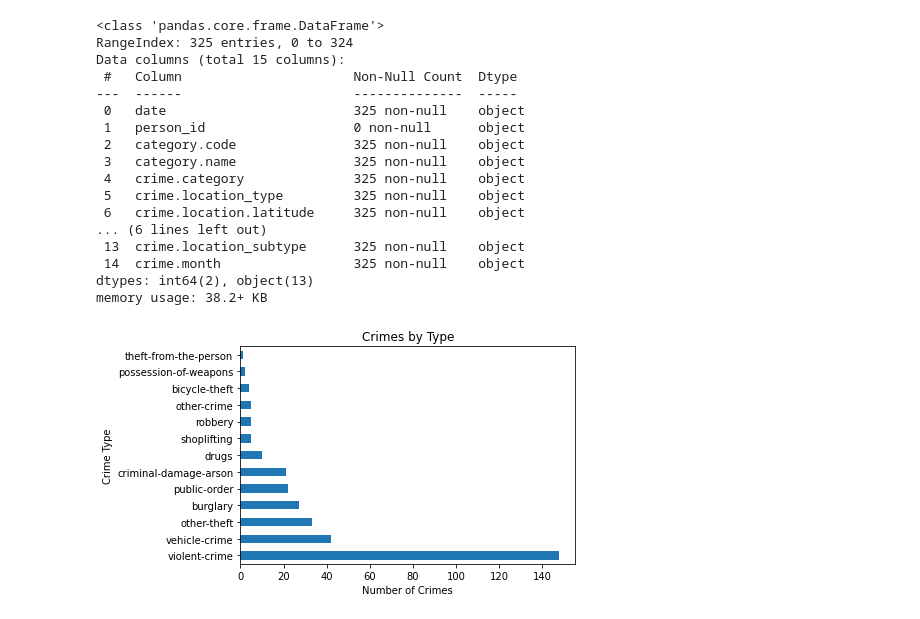
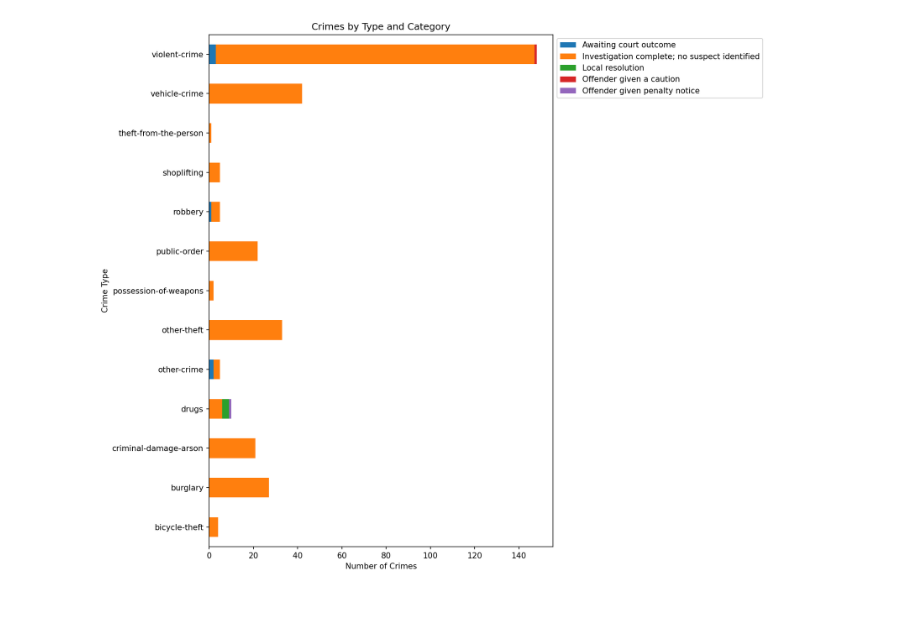
Before and after one commit to merkington/horror, a Jupyter notebook: _pandacrimes.ipynb, the cells around one changed output. Drawn from its saved outputs; the diff is of its cells as text; code cells hidden in the pictures.

```diff
--- a/_pandacrimes.ipynb
+++ b/_pandacrimes.ipynb
@@ -3,44 +3,37 @@
 # %%
 import requests
 import pandas as pd
+import matplotlib.pyplot as plt
 
 # Set the API parameters
 parameters = {
     "lat": 51.5018,
     "lng": 0.0910
-
 }
 
-# Make a request to the API and get the JSON data
-response = requests.get("https://data.police.uk/api/outcomes-at-location", params=parameters)
-data = response.json()
-# Convert the JSON data to a Pandas DataFrame
-df = pd.json_normalize(data)
-df.info()
-counts = df["crime.category"].value_counts()
+try:
+    # Make a request to the API and get the JSON data
+    response = requests.get("https://data.police.uk/api/outcomes-at-location", params=parameters)
+    response.raise_for_status()  # Raise an exception if the request fails
+    data = response.json()
 
-# Plot the results as a horizontal bar chart
-counts.plot(kind="barh")
-plt.xlabel("Number of Crimes")
-plt.ylabel("Crime Type")
-plt.title("Crimes by Type")
-plt.show()
+    # Convert the JSON data to a Pandas DataFrame
+    df = pd.json_normalize(data)
+
+    # Group the data by crime type and crime category, and count the number of crimes per category
+    grouped = df.groupby(["crime.category", "category.name"]).size().unstack(fill_value=0)
+
+    # Plot the results as a stacked horizontal bar chart
+    fig, ax = plt.subplots(figsize=(12, 10), dpi=150)  # set the size and dpi of the figure
+    grouped.plot(kind="barh", stacked=True, ax=ax)
+    ax.set_xlabel("Number of Crimes")
+    ax.set_ylabel("Crime Type")
+    ax.set_title("Crimes by Type and Category")
+    ax.legend(loc="upper left", bbox_to_anchor=(1, 1))  # move the legend to the bottom right
+    plt.tight_layout()  # adjust the padding
+    plt.show()
+
+except requests.exceptions.RequestException as e:
+    print(e)
 # %% [output]
-<class 'pandas.core.frame.DataFrame'>
-RangeIndex: 325 entries, 0 to 324
-Data columns (total 15 columns):
- #   Column                      Non-Null Count  Dtype
----  ------                      --------------  -----
- 0   date                        325 non-null    object
- 1   person_id                   0 non-null      object
- 2   category.code               325 non-null    object
- 3   category.name               325 non-null    object
- 4   crime.category              325 non-null    object
- 5   crime.location_type         325 non-null    object
- 6   crime.location.latitude     325 non-null    object
-... (6 lines left out)
- 13  crime.location_subtype      325 non-null    object
- 14  crime.month                 325 non-null    object
-dtypes: int64(2), object(13)
-memory usage: 38.2+ KB
-[figure, old version]
+[figure, new version]
```
